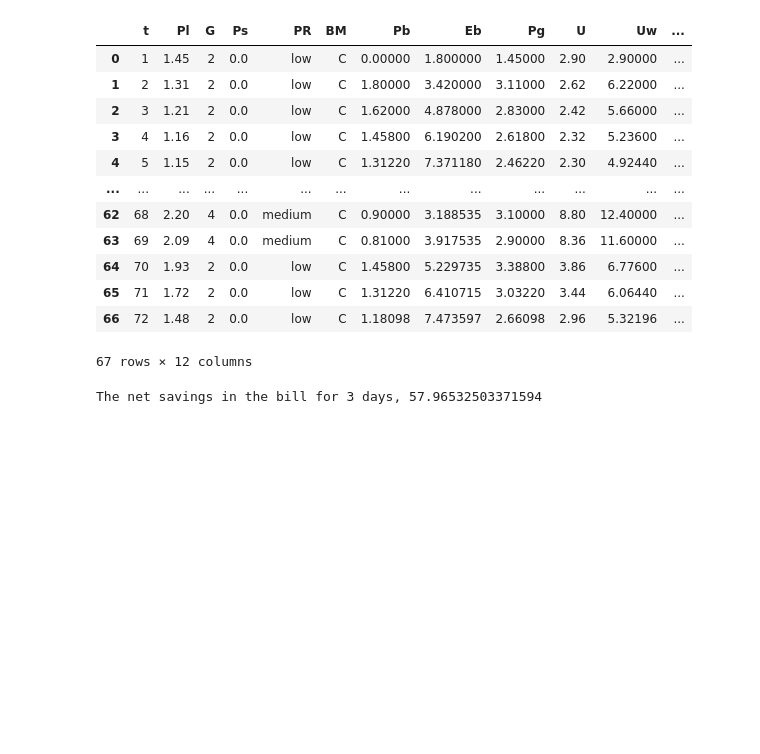
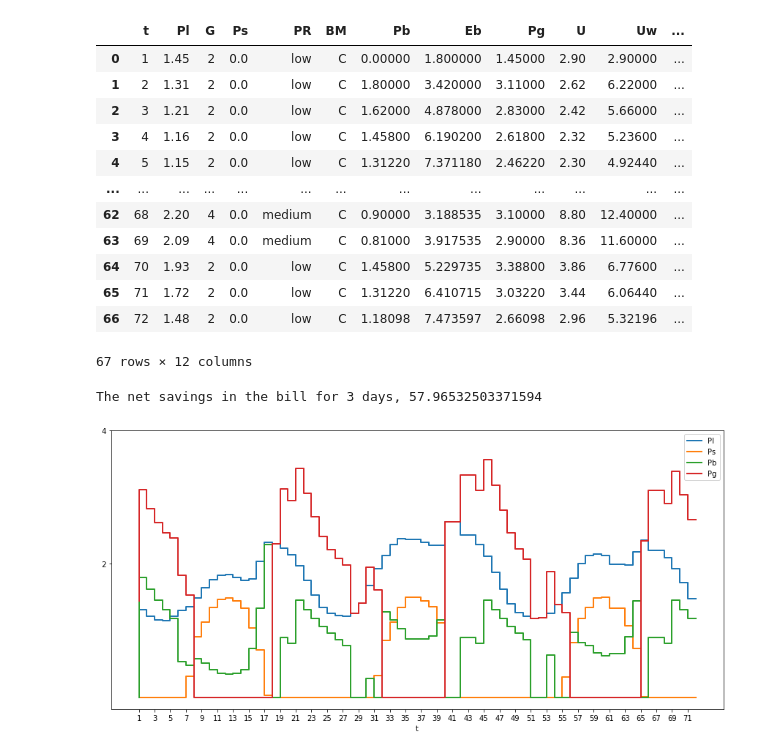
Before and after one commit to tanuja1521/project-A, a Jupyter notebook: EMS.ipynb, the cells around one changed output. Cells and saved outputs as stored; diff of their text form; code cells hidden in the pictures; blank space fills up the shorter version.

```diff
--- a/EMS.ipynb
+++ b/EMS.ipynb
@@ -131,3 +134,10 @@ S = input_data['Us'].sum() - input_data['Uw'].sum() # The net saving in the bill
 print("The net savings in the bill for 3 days,", S)
 # %% [output]
 The net savings in the bill for 3 days, 57.96532503371594
+# %%
+input_data.plot(drawstyle="steps",x="t", y=["Pl", "Ps", "Pb", "Pg"],linewidth=2.0, figsize=(15, 7))
+plt.xticks(np.arange(1, 72, 2))    # changing x scale by own
+plt.yticks([2, 4])
+plt.show()
+# %% [output]
+[figure, added]
```
Also changed, not shown: parts of 2 cells of this notebook.
